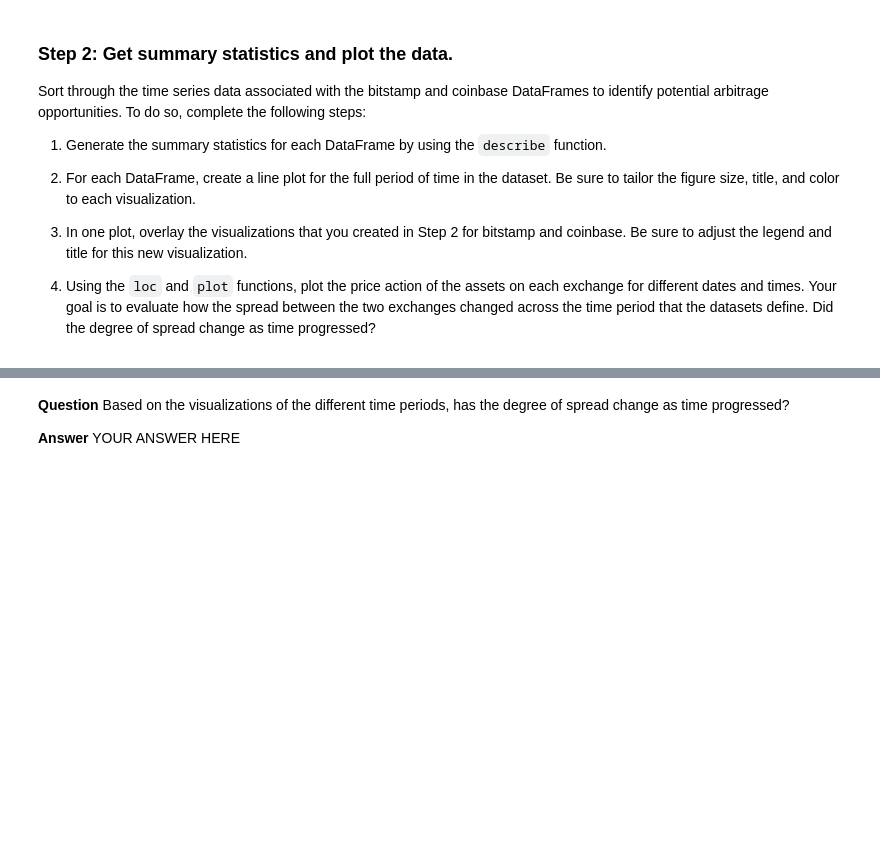
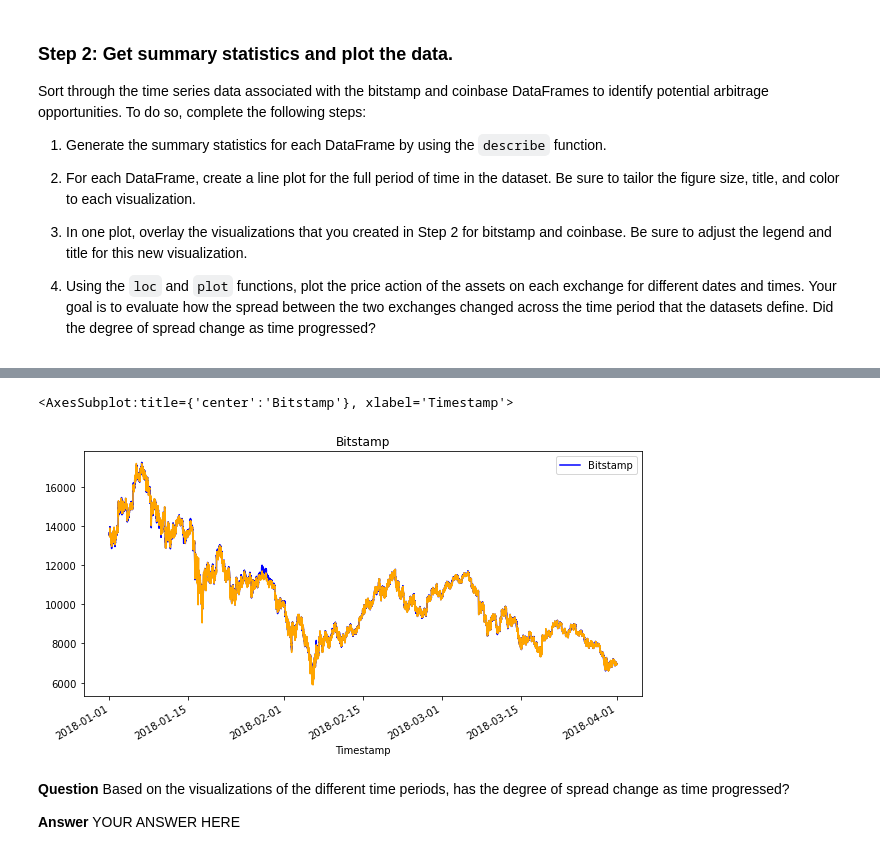
Before and after one commit to toniahurst/FinTech_Module_3_Challenge, a Jupyter notebook: crypto_arbitrage.ipynb, the cells around one changed output, grey strips where cells are left out. Drawn from its saved outputs; the diff is of its cells as text; code cells hidden in the pictures; blank space fills up the shorter version.

```diff
--- a/crypto_arbitrage.ipynb
+++ b/crypto_arbitrage.ipynb
@@ -164,8 +282,12 @@ Sort through the time series data associated with the bitstamp and coinbase Data
 # %%
 # Overlay the visualizations for the bitstamp and coinbase DataFrames in one plot
 # The plot should visualize the prices over the full lenth of the dataset
 # Be sure to include the parameters: legend, figure size, title, and color and label
-# YOUR CODE HERE
+bitstamp_df["Close"].plot(legend="All Dates", figsize=(10, 5), title="Bitstamp", color="blue", label="Bitstamp")
+coinbase["Close"].plot(figsize=(10, 5), title="Bitstamp", color="orange", label="Coinbase")
+# %% [output]
+<AxesSubplot:title={'center':'Bitstamp'}, xlabel='Timestamp'>
+[figure, added]
 # %%
 # Using the loc and plot functions, create an overlay plot that visualizes
 # the price action of both DataFrames for a one month period early in the dataset
```
Also changed, not shown: parts of 17 cells of this notebook.
